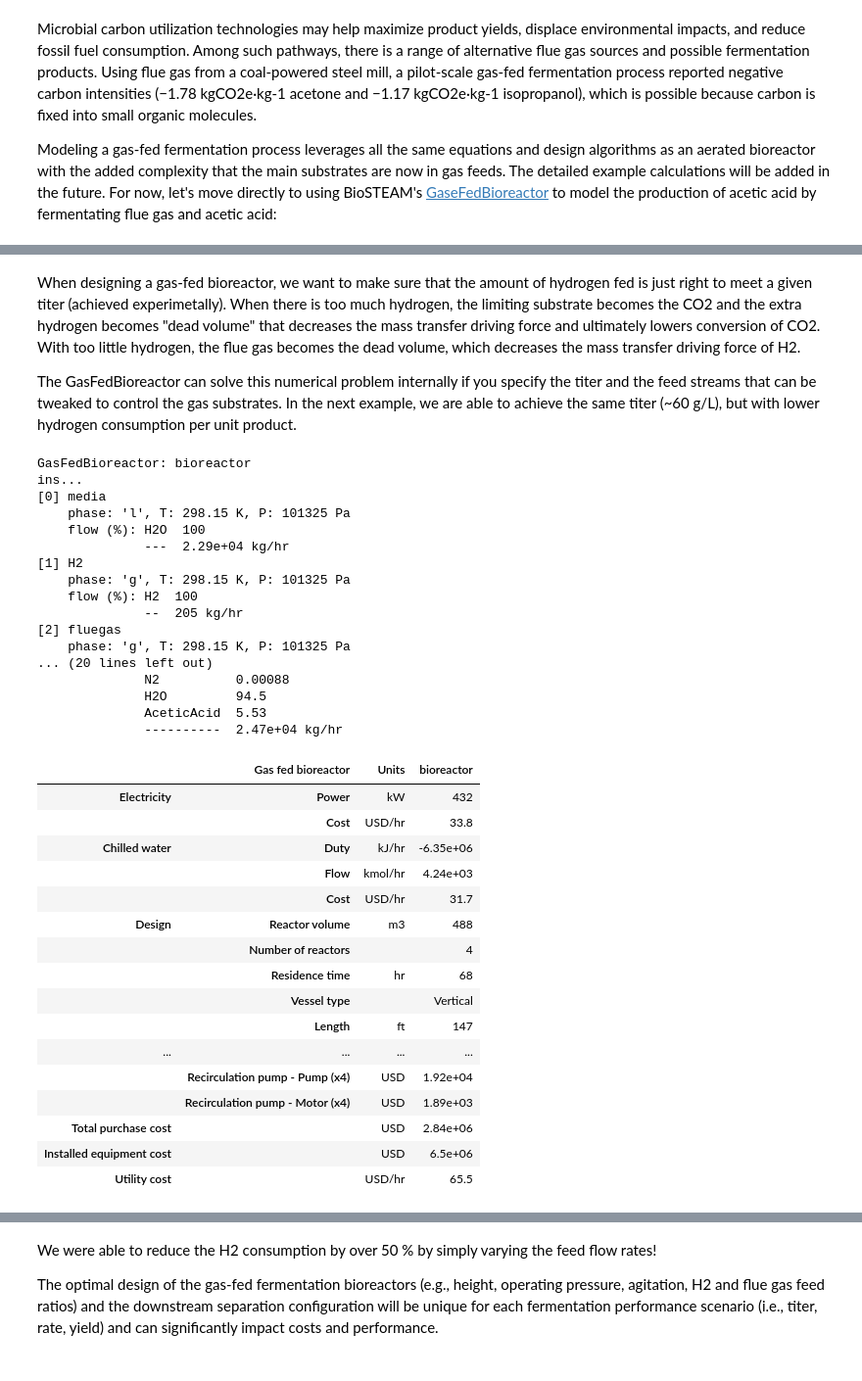
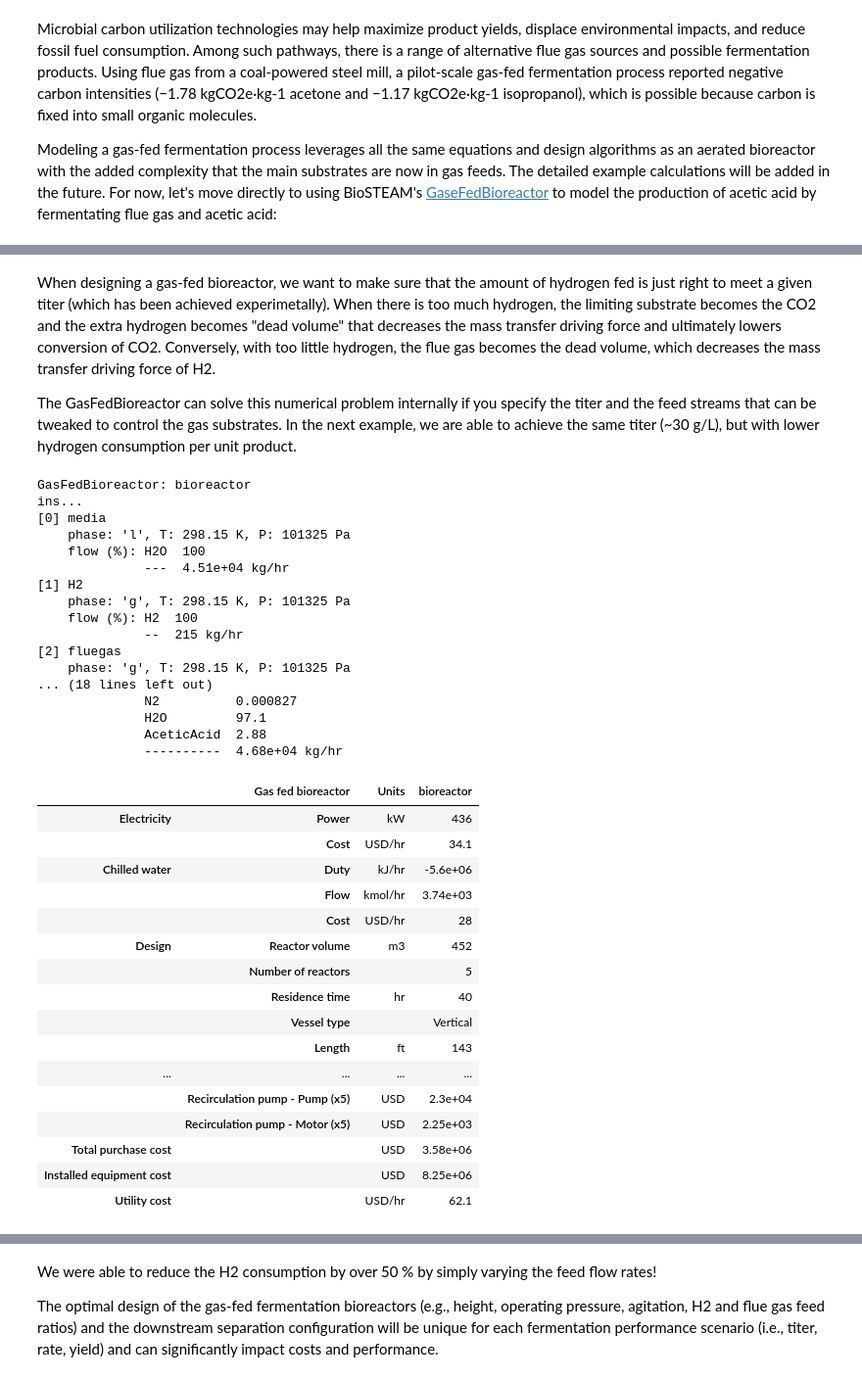
Before and after one commit to BioSTEAMDevelopmentGroup/How2STEAM, a Jupyter notebook: case_studies/Bioreactor_modeling.ipynb, the cells around one changed output, grey strips where cells are left out. Shown at 98% size. Saved outputs shown, nothing was run; the diff lists cells and outputs as text; code cells hidden in the pictures.

```diff
--- a/case_studies/Bioreactor_modeling.ipynb
+++ b/case_studies/Bioreactor_modeling.ipynb
@@ -810,7 +810,7 @@ import biosteam as bst
 bst.settings.set_thermo(['H2', 'CO2', 'CO', 'N2', 'O2', 'H2O', 'AceticAcid'])
 
 # Feeds
-media = bst.Stream(ID='media', H2O=2.29e+04, units='kg/hr')
+media = bst.Stream(ID='media', H2O=4.51e+04, units='kg/hr')
 H2 = bst.Stream(ID='H2', H2=100, units='kg/hr', phase='g')
 fluegas = bst.Stream(CO=23, CO2=23, H2=4.5, N2=49.5, units='m3/hr', phase='g')
 vent = bst.Stream(phase='g')
@@ -830,7 +830,7 @@ rxn = bst.Reaction(
 bioreactor = bst.GasFedBioreactor(
     ins=[media, H2, fluegas],
     outs=(vent, product),
-    tau=68, V_max=500,
+    tau=40, V_max=500,
     length_to_diameter=12,
     reactions=rxn,
     substrate_reactions=substrate_reaction,
@@ -891,63 +891,62 @@ H2 consumption: 0.36 [g-H2 / g-AcOH]
 # %% [markdown]
-When designing a gas-fed bioreactor, we want to make sure that the amount of hydrogen fed is just right to meet a given titer (achieved experimetally). When there is too much hydrogen, the limiting substrate becomes the CO2 and the extra hydrogen becomes "dead volume" that decreases the mass transfer driving force and ultimately lowers conversion of CO2. With too little hydrogen, the flue gas becomes the dead volume, which decreases the mass transfer driving force of H2.
+When designing a gas-fed bioreactor, we want to make sure that the amount of hydrogen fed is just right to meet a given titer (which has been achieved experimetally). When there is too much hydrogen, the limiting substrate becomes the CO2 and the extra hydrogen becomes "dead volume" that decreases the mass transfer driving force and ultimately lowers conversion of CO2. Conversely, with too little hydrogen, the flue gas becomes the dead volume, which decreases the mass transfer driving force of H2.
 
-The GasFedBioreactor can solve this numerical problem internally if you specify the titer and the feed streams that can be tweaked to control the gas substrates. In the next example, we are able to achieve the same titer (~60 g/L), but with lower hydrogen consumption per unit product.
+The GasFedBioreactor can solve this numerical problem internally if you specify the titer and the feed streams that can be tweaked to control the gas substrates. In the next example, we are able to achieve the same titer (~30 g/L), but with lower hydrogen consumption per unit product.
 # %%
 bioreactor = bst.GasFedBioreactor(
     ins=[media, H2, fluegas],
     outs=(vent, product),
-    tau=68, V_max=500,
+    tau=40, V_max=500,
     length_to_diameter=12,
     reactions=rxn,
     substrate_reactions=substrate_reaction,
     gas_substrates=('H2', 'CO', 'CO2'),
     design='Bubble column',
     kW_per_m3=0,
     batch=False,
     T=305.15,
     controlled_feeds=[H2, fluegas],
-    controlled_gas_substrates=['H2', 'CO2'],
-    titer={'AceticAcid': 60},
+    titer={'AceticAcid': 30},
 )
 bioreactor.simulate()
 bioreactor.show('cwt')
 print()
 bioreactor.results()
 # %% [output]
 GasFedBioreactor: bioreactor
 ins...
 [0] media
     phase: 'l', T: 298.15 K, P: 101325 Pa
     flow (%): H2O  100
-              ---  2.29e+04 kg/hr
+              ---  4.51e+04 kg/hr
 [1] H2
     phase: 'g', T: 298.15 K, P: 101325 Pa
     flow (%): H2  100
-              --  205 kg/hr
+              --  215 kg/hr
 [2] fluegas
     phase: 'g', T: 298.15 K, P: 101325 Pa
-... (20 lines left out)
-              N2          0.00088
-              H2O         94.5
-              AceticAcid  5.53
-              ----------  2.47e+04 kg/hr
+... (18 lines left out)
+              N2          0.000827
+              H2O         97.1
+              AceticAcid  2.88
+              ----------  4.68e+04 kg/hr
 |  | Gas fed bioreactor | Units | bioreactor |
-| Electricity | Power | kW | 432 |
-|  | Cost | USD/hr | 33.8 |
-| Chilled water | Duty | kJ/hr | -6.35e+06 |
-|  | Flow | kmol/hr | 4.24e+03 |
-|  | Cost | USD/hr | 31.7 |
-| Design | Reactor volume | m3 | 488 |
-|  | Number of reactors |  | 4 |
-|  | Residence time | hr | 68 |
+| Electricity | Power | kW | 436 |
+|  | Cost | USD/hr | 34.1 |
+| Chilled water | Duty | kJ/hr | -5.6e+06 |
+|  | Flow | kmol/hr | 3.74e+03 |
+|  | Cost | USD/hr | 28 |
+| Design | Reactor volume | m3 | 452 |
+|  | Number of reactors |  | 5 |
+|  | Residence time | hr | 40 |
 |  | Vessel type |  | Vertical |
-|  | Length | ft | 147 |
+|  | Length | ft | 143 |
 | ... | ... | ... | ... |
-|  | Recirculation pump - Pump (x4) | USD | 1.92e+04 |
-|  | Recirculation pump - Motor (x4) | USD | 1.89e+03 |
-| Total purchase cost |  | USD | 2.84e+06 |
-| Installed equipment cost |  | USD | 6.5e+06 |
-| Utility cost |  | USD/hr | 65.5 |
+|  | Recirculation pump - Pump (x5) | USD | 2.3e+04 |
+|  | Recirculation pump - Motor (x5) | USD | 2.25e+03 |
+| Total purchase cost |  | USD | 3.58e+06 |
+| Installed equipment cost |  | USD | 8.25e+06 |
+| Utility cost |  | USD/hr | 62.1 |
 # %%
 F_acetic_acid = vent.imass['AceticAcid'] + product.imass['AceticAcid']
 titer = 1000 * (F_acetic_acid) / media.F_mass # ~ g / L
```
Also changed, not shown: parts of 3 cells of this notebook.
